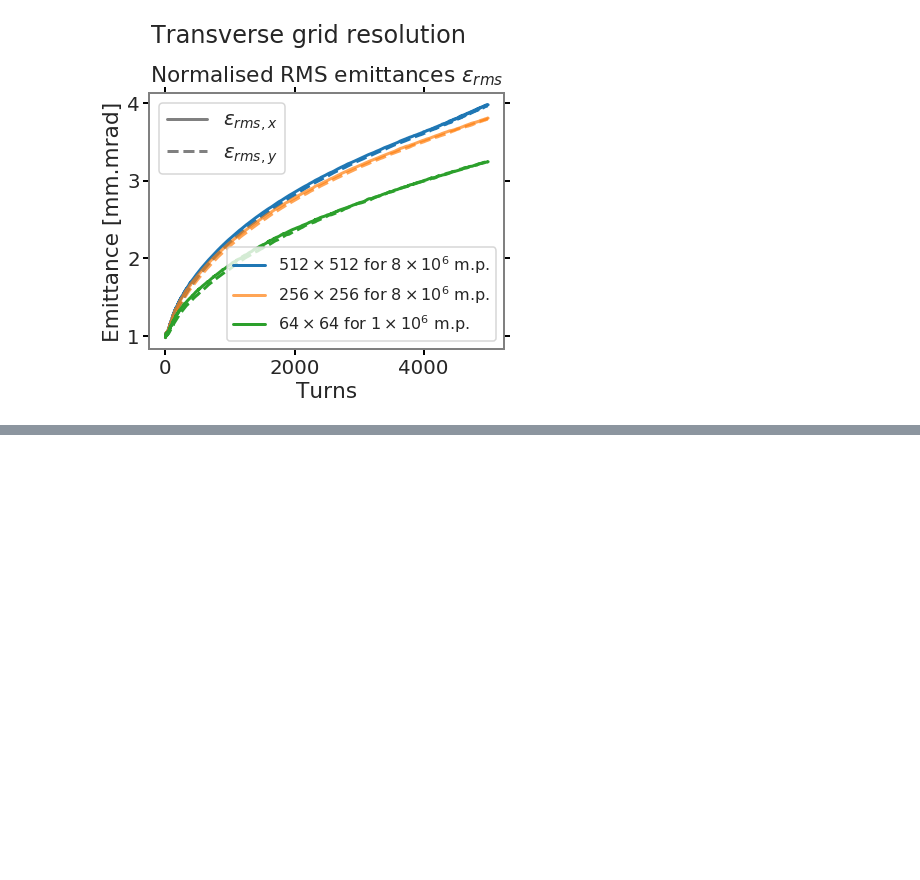
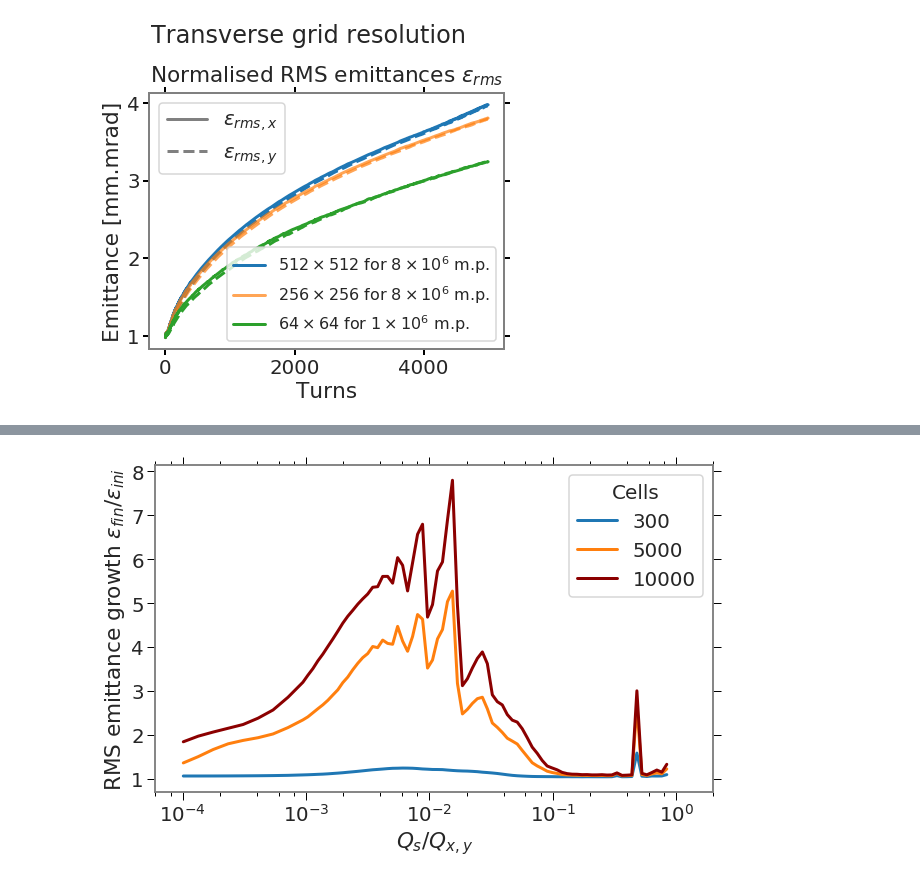
Before and after one commit to aoeftiger/sixtracklib_pyht_playground, a Jupyter notebook: fodo_sc/Summary.ipynb, the cells around one changed output, grey strips where cells are left out. Saved outputs shown, nothing was run; the diff lists cells and outputs as text; code cells hidden in the pictures; blank space fills up the shorter version.

```diff
--- a/fodo_sc/Summary.ipynb
+++ b/fodo_sc/Summary.ipynb
@@ -280,0 +469,41 @@ plt.savefig('comparison_gridresolution.png', dpi=150, bbox_inches='tight')
+# %%
+r = {}
+for (d, it) in results:
+    r[to_qs(d, it)] = results[(d, it)]
+for (d, it) in results2:
+    r[to_qs(d, it, results2=True)] = results2[(d, it)]
+# %%
+Qs = np.array(sorted(r.keys()))[:-2]
+e_growth_300 = np.array([r[qs][1] / r[qs][0] for qs in Qs])
+e_growth_5000 = np.array([r[qs][2] / r[qs][0] for qs in Qs])
+e_growth_10000 = np.array([r[qs][3] / r[qs][0] for qs in Qs])
+e_growth_20000 = np.array([r[qs][4] / r[qs][0] for qs in Qs])
+e_growth_50000 = np.array([r[qs][5] / r[qs][0] for qs in Qs])
+# %%
+plt.figure(figsize=(10, 6))
+plt.plot(Qs / (91./360.), e_growth_300, label='300')
+plt.plot(Qs / (91./360.), e_growth_5000, label='5000')
+plt.plot(Qs / (91./360.), e_growth_10000, label='10000', color='darkred')
+# plt.plot(Qs, e_growth_20000, label='20000')
+# plt.plot(Qs, e_growth_50000, label='50000')
+lgd = plt.legend(title='Cells')
+plt.setp(lgd.get_title(),fontsize=20)
+plt.xscale("log")
+
+ax = plt.gca()
+ax.tick_params(direction='out', length=8, width=1, color='black', which='major', reset=True)
+ax.tick_params(direction='out', length=4, width=1, color='black', which='minor', reset=True)
+plt.grid(False)
+
+locmin = mpl.ticker.LogLocator(base=10.0, subs=(0.2,0.4,0.6,0.8), numticks=12)
+ax.xaxis.set_minor_locator(locmin)
+ax.xaxis.set_minor_formatter(mpl.ticker.NullFormatter())
+
+plt.xlim(0.6e-4, 2e0)
+plt.xlabel('$Q_s / Q_{x,y}$')
+plt.ylabel(r'RMS emittance growth $\epsilon_{fin}/\epsilon_{ini}$')
+plt.savefig('036_Qs_scan_halfSCshift_as_035/Qs_scan.pdf', bbox_inches='tight')
+# plt.yscale('log')
+# plt.savefig('035_Qs-scan_based_on_027/Qs_scan_loglog.pdf', bbox_inches='tight')
+# %% [output]
+[figure, added]
```
Also changed, not shown: parts of 16 cells of this notebook.
